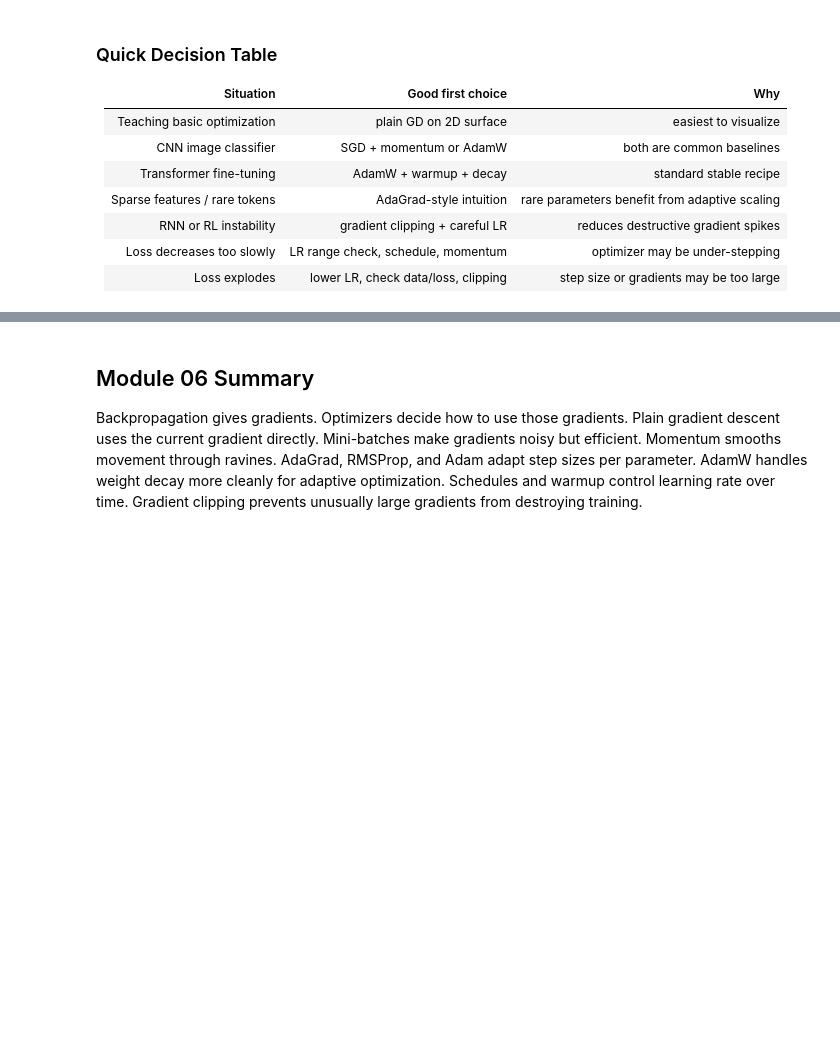
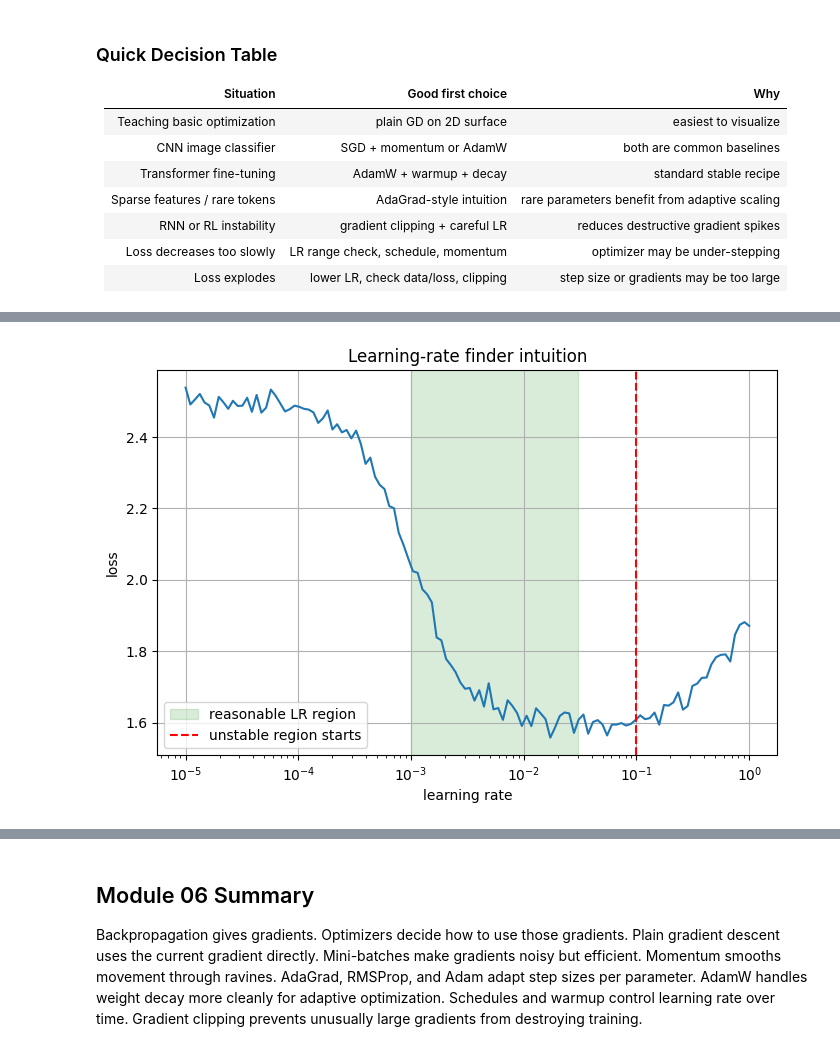
Before and after one commit to sidhu7777/Machine_Learning_Notes, a Jupyter notebook: deep_learning/modules/Module_06_Gradient_Descent_Optimizers_and_Learning_Rate_Strategy.ipynb, the cells around one changed output, grey strips where cells are left out. Cells and saved outputs as stored; diff of their text form; code cells hidden in the pictures; blank space fills up the shorter version.

```diff
--- a/deep_learning/modules/Module_06_Gradient_Descent_Optimizers_and_Learning_Rate_Strategy.ipynb
+++ b/deep_learning/modules/Module_06_Gradient_Descent_Optimizers_and_Learning_Rate_Strategy.ipynb
@@ -621,0 +838,13 @@ Use this practical order:
+# %%
+lrs = np.logspace(-5, 0, 120)
+# Simulated LR finder curve: flat -> improving -> unstable
+sim_loss = 2.5 - 0.9/(1+np.exp(-(np.log10(lrs)+3)*4)) + 0.2*np.maximum(0, np.log10(lrs)+1.2)**2
+sim_loss += rng.normal(scale=0.02, size=len(lrs))
+plt.plot(lrs, sim_loss)
+plt.xscale('log')
+plt.axvspan(1e-3, 3e-2, color='green', alpha=0.15, label='reasonable LR region')
+plt.axvline(1e-1, color='red', linestyle='--', label='unstable region starts')
+plt.title('Learning-rate finder intuition')
+plt.xlabel('learning rate'); plt.ylabel('loss'); plt.legend();
+# %% [output]
+[figure, added]
```
Also changed, not shown: parts of 22 cells of this notebook.
